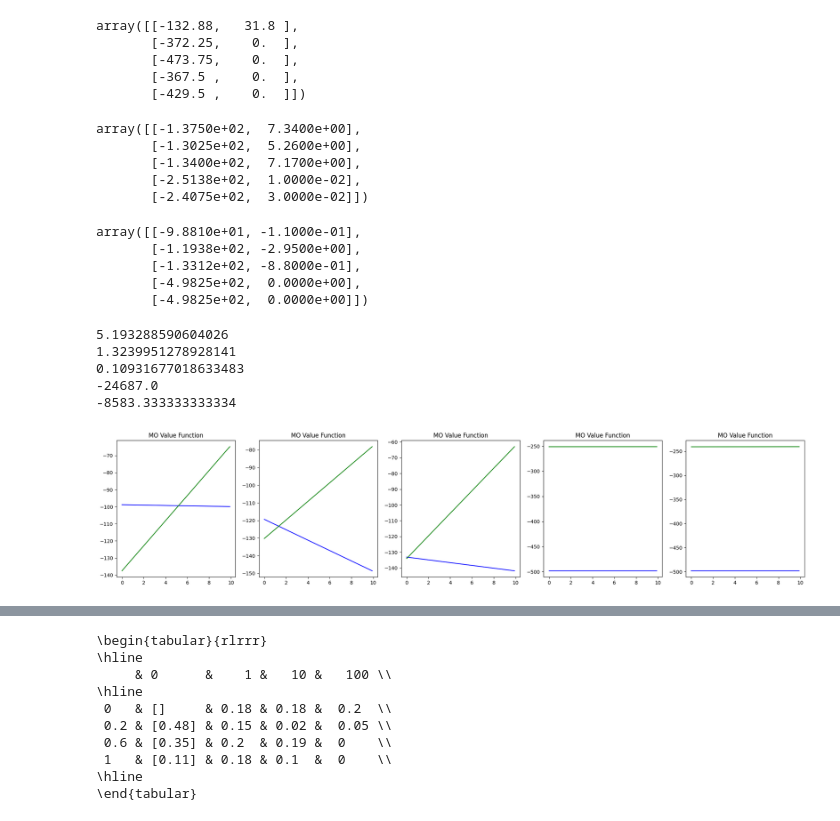
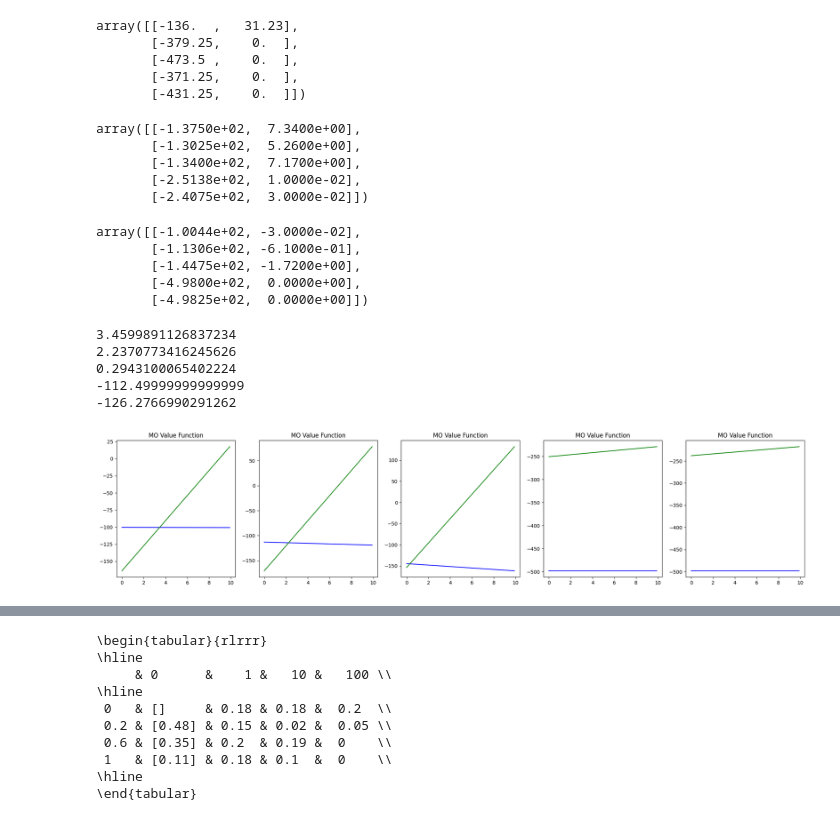
Before and after one commit to maymac00/MAEGG_IPPO, a Jupyter notebook: ols_visualize.ipynb, the cells around one changed output, grey strips where cells are left out. Cells and saved outputs as stored; diff of their text form; code cells hidden in the pictures.

```diff
--- a/ols_visualize.ipynb
+++ b/ols_visualize.ipynb
@@ -3,6 +5,44 @@ import numpy as np
 import matplotlib.pyplot as plt
 import matplotlib
 # %matplotlib tk
-we_keys = [0, 10]
+we_keys = [0, 10, -1]
 eff_keys = [0, 0.2, 0.6, 1]
 db_keys = [0, 1, 10, 100]
+
+# Create a dictionary dict with all the policies like dict[we][db][eff] = policy
+"""large_policies = {
+    we: {eff: {db: np.zeros((5,2)) for db in db_keys} for eff in eff_keys} for we in we_keys
+}
+
+large_policies[10][0][0] = np.array([[-493.255, 0. ], [-491.795, 0. ], [-484.36, 0. ], [-482.56, 0. ], [-490.73, 0. ]])
+large_policies[10][0][1] = np.array([[-493.255,0.],[-491.795,0.],[-484.36,0.  ],[-482.56,0.  ],[-490.73,0.  ]])
+large_policies[10][0][10] =  np.array([[-493.515,0.],[-494.93,0.  ],[-494.14,0.  ],[-494.685,0.],[-494.33,0.  ]])
+large_policies[10][0][100] =  np.array([[-493.515,0.],[-494.93,0.  ],[-494.14,0.  ],[-494.685,0.],[-494.33,0.  ]])
+large_policies[10][0.2][0] =  np.array([[-159.21,0.  ],[-495.405,0.],[-487.79,0.  ],[-487.555,0.],[-495.415,0.]])
+large_policies[10][0.2][1] =  np.array([[-135.99  , 31.2263], [-379.166,  0. ], [-473.507,  0. ], [-371.311,  0. ], [-431.127,  0. ]])
+large_policies[10][0.2][10] =  np.array([[-141.003 ,   34.7508], [-379.329,    0.   ], [-393.191 ,    0.7707], [-396.253 ,    0.5138], [-394.567 ,    0.5306]])
+large_policies[10][0.2][100] =  np.array([[-148.09,40.852],[-410.19,0.  ],[-419.235,0.],[-387.675,0.],[-417.115,0.]])
+large_policies[10][0.6][0] =  np.array([[-205.586,  0. ], [-285.879,  0. ], [-278.435,  0. ], [-495.237,  0. ], [-495.861,  0. ]])
+large_policies[10][0.6][1] =  np.array([[-151.564 ,    5.3354],[-105.249 ,    9.2631], [-146.008 ,    6.4743], [-2.51422e+02,  1.33000e-02], [-2.40726e+02,  3.43000e-02]])
+large_policies[10][0.6][10] =  np.array([[-152.914 ,   10.3453], [-154.314 ,   10.7275], [-175.09  ,    8.2922], [-2.76137e+02, -1.00000e-03], [-297.847,    0.   ]])
+large_policies[10][0.6][100] =  np.array([[-161.36,27.86],[-173.88,25.97],[-172.64,25.466],[-242.74,0.],[-319.92, 0.  ]])
+large_policies[10][1][0] =  np.array([])
+large_policies[10][1][1] =  np.array([])
+large_policies[10][1][10] =  np.array([])
+large_policies[10][1][100] =  np.array([])
+large_policies[10][1][100] =  np.array([])
+large_policies[0][0.2][0] =  np.array([[-68.607,  -5.984], [-495.719,    0.   ], [-4.95445e+02, -1.10000e-02], [-4.9547e+02, -1.0000e-03], [-495.773,    0.   ]])
+large_policies[0][0.2][1] =  np.array([[-68.607,  -5.984], [-495.719,    0.   ], [-4.95445e+02, -1.10000e-02], [-4.9547e+02, -1.0000e-03], [-495.773,    0.   ]])
+large_policies[0][0.2][10] =  np.array([[-68.607,  -5.984], [-495.719,    0.   ], [-4.95445e+02, -1.10000e-02], [-4.9547e+02, -1.0000e-03], [-495.773,    0.   ]])
+large_policies[0][0.2][100] =  np.array([[-68.607,  -5.984], [-495.719,    0.   ], [-4.95445e+02, -1.10000e-02], [-4.9547e+02, -1.0000e-03], [-495.773,    0.   ]])
+large_policies[0][0.6][0] =  np.array([[-1.05702e+02, -8.80000e-02], [-117.767,   -2.734], [-136.136,   -0.833], [-498.195,    0.   ], [-498.261,    0.   ]])
+large_policies[0][0.6][1] =  np.array([[-1.05702e+02, -8.80000e-02], [-117.767,   -2.734], [-136.136,   -0.833], [-498.195,    0.   ], [-498.261,    0.   ]])
+large_policies[0][0.6][10] =  np.array([[-1.05702e+02, -8.80000e-02], [-117.767,   -2.734], [-136.136,   -0.833], [-498.195,    0.   ], [-498.261,    0.   ]])
+large_policies[0][0.6][100] =  np.array([[-1.05702e+02, -8.80000e-02], [-117.767,   -2.734], [-136.136,   -0.833], [-498.195,    0.   ], [-498.261,    0.   ]])
+
+# Any policy with we = 0 is the same as the policy with we = 10 and db = 0
+for eff in eff_keys:
+    for db in db_keys:
+        # if empty, copy the policy with we = 10 and db = 0
+        if len(large_policies[0][eff][db]) == 0 or (large_policies[0][eff][db] == np.zeros((5,2))).all():
+            large_policies[0][eff][db] = large_policies[10][eff][0]"""
@@ -10,7 +52,7 @@ db_keys = [0, 1, 10, 100]
 import pandas as pd
 
 # Dataframe from csv
-df = pd.read_csv("EGG_DATA_bis/report_2024_04_22_09_45.csv")
+df = pd.read_csv("EGG_DATA/report.csv")
 df["dir"] = df["dir"].apply(lambda x: int(x))
 # Time to survival -1 to inf
 for i in range(5):
@@ -80,6 +103,5 @@ df[["eff_rate", "db", "we", "dir"]]
 # %%
 df_numpy = df.to_numpy()
-ref_policies_df = df[df["we"] == 10]
 
 # Reference policies: we = 10
 ref_policies_values = {
@@ -96,11 +118,11 @@ ref_policies_values[0.6][1] = np.array([[-1.3750e+02,  7.3400e+00],[-1.3025e+02,
 
 ref_policies_values[0.2][1]
 # %% [output]
-array([[-132.88,   31.8 ],
-       [-372.25,    0.  ],
-       [-473.75,    0.  ],
-       [-367.5 ,    0.  ],
-       [-429.5 ,    0.  ]])
+array([[-136.  ,   31.23],
+       [-379.25,    0.  ],
+       [-473.5 ,    0.  ],
+       [-371.25,    0.  ],
+       [-431.25,    0.  ]])
 # %%
 ref_policies_values[0.6][1]
 # %% [output]
@@ -122,10 +144,10 @@ unet_policies_values[0] = ref_policies_values[0][0]
 unet_policies_values[1] = ref_policies_values[1][0]
 unet_policies_values[0.6]
 # %% [output]
-array([[-9.8810e+01, -1.1000e-01],
-       [-1.1938e+02, -2.9500e+00],
-       [-1.3312e+02, -8.8000e-01],
-       [-4.9825e+02,  0.0000e+00],
+array([[-1.0044e+02, -3.0000e-02],
+       [-1.1306e+02, -6.1000e-01],
+       [-1.4475e+02, -1.7200e+00],
+       [-4.9800e+02,  0.0000e+00],
        [-4.9825e+02,  0.0000e+00]])
 # %%
 # Function to get the intersection of two lines represented as f(we) = v0 + we*ve for a two given fixed sets of (v0, ve)
@@ -138,34 +160,34 @@ def get_intersection(v01, ve1, v02, ve2):
 # %%
 # Plot values as function of weight w that scales the reward
 fig, axs = plt.subplots(1, 5, figsize=(25, 5))
 step = 0.1
 # for ag in mo_value_w10:
 max_weight = 10
 # Subplot for each agent
 x = np.arange(0, max_weight, step)
 w = np.array([np.ones(int(max_weight/step)), np.arange(0, max_weight, step)])
 
-setting = {"eff": 0.6, "db": 1}
+setting = {"eff": 0.6, "db": 100}
 for ag in range(5):
     axs[ag].set_title("MO Value Function")
     ref = ref_policies_values[setting["eff"]][setting["db"]]
     unet = unet_policies_values[setting["eff"]]
     axs[ag].plot(x, np.dot(unet[ag], w), c="blue")
     axs[ag].plot(x, np.dot(ref[ag], w), c="green")
 
 wes = []
 for ag in range(5):
     # Print intersecctions
     p1 = unet_policies_values[setting["eff"]][ag]
     p2 = ref_policies_values[setting["eff"]][setting["db"]][ag]
     inter = get_intersection(p1[0], p1[1], p2[0], p2[1])
     print(inter)
     wes.append(inter)
 plt.show()
 # %% [output]
-5.193288590604026
-1.3239951278928141
-0.10931677018633483
--24687.0
--8583.333333333334
+3.4599891126837234
+2.2370773416245626
+0.2943100065402224
+-112.49999999999999
+-126.2766990291262
-[figure, old version]
+[figure, new version]
```
Also changed, not shown: parts of 19 cells of this notebook, 3 other files.
